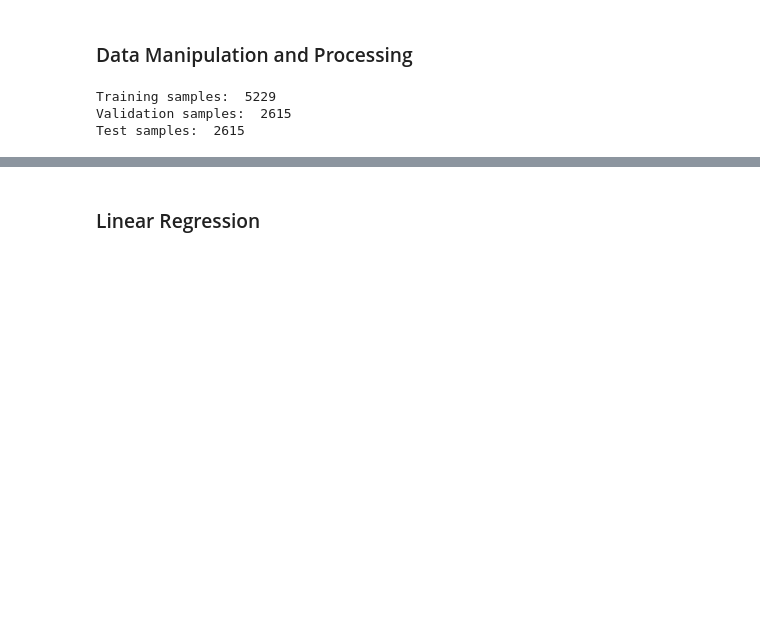
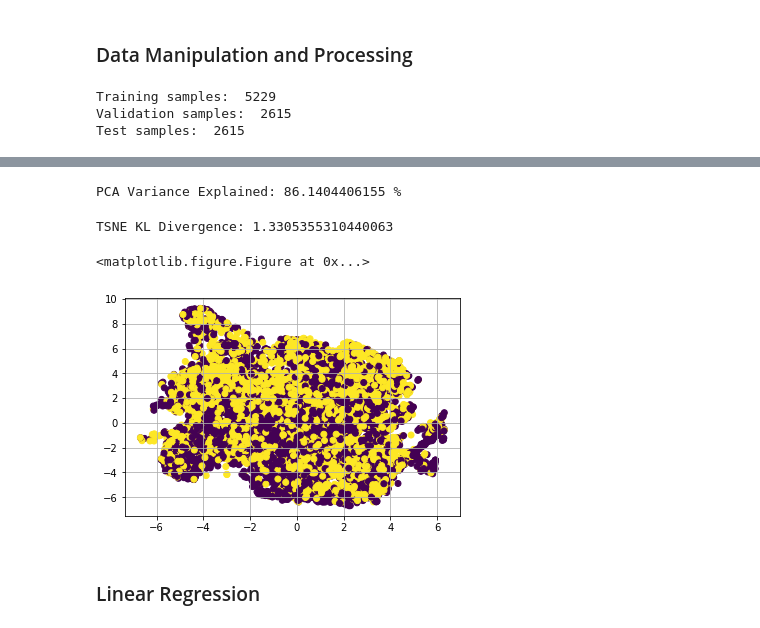
Before and after one commit to 5teffen/FICO-xML-Challenge, a Jupyter notebook: Explainable Machine Learning Challenge.ipynb, the cells around one changed output, grey strips where cells are left out. Drawn from its saved outputs; the diff is of its cells as text; code cells hidden in the pictures; blank space fills up the shorter version.

```diff
--- a/Explainable Machine Learning Challenge.ipynb
+++ b/Explainable Machine Learning Challenge.ipynb
@@ -48,0 +52,38 @@ Test samples:  2615
+# %%
+pca = PCA(n_components=3,svd_solver='full')
+pca.fit(X_scaled)
+X_pca = pca.transform(X_scaled)
+
+total=0
+for ev in pca.explained_variance_ratio_:
+    total += ev
+
+print("PCA Variance Explained:",total*100, "%")
+# %% [output]
+PCA Variance Explained: 86.1404406155 %
+# %%
+model = TSNE(n_components=3)
+# tsne.fit(X_scaled)
+# X_tsne = tsne.transform(X_scaled)
+# %%
+X_tsne = model.fit_transform(X_scaled)
+# %%
+print("TSNE KL Divergence:",model.kl_divergence_)
+# %% [output]
+TSNE KL Divergence: 1.3305355310440063
+# %%
+import copy
+import matplotlib
+import matplotlib.pyplot as plt
+from mpl_toolkits.mplot3d import Axes3D
+%matplotlib inline
+
+y_binary = copy.deepcopy(y)
+np.place(y_binary, y_binary == "Bad", 0)
+np.place(y_binary, y_binary == "Good", 1)
+
+y_binary = y_binary.reshape(y_binary.shape[0],)
+
+fig = plt.figure()
+# %% [output]
+<matplotlib.figure.Figure at 0x...>
@@ -49,3 +97,11 @@ Test samples:  2615
+# %%
+fig = plt.figure()
+ax = fig.add_subplot(111)
+ax.scatter(X_tsne.transpose()[0],X_tsne.transpose()[1],c=y_binary)
+ax.grid()
+plt.show()
+# %% [output]
+[figure, added]
 # %% [markdown]
 ### Linear Regression
 # %%
```
Also changed, not shown: parts of 13 cells of this notebook.
